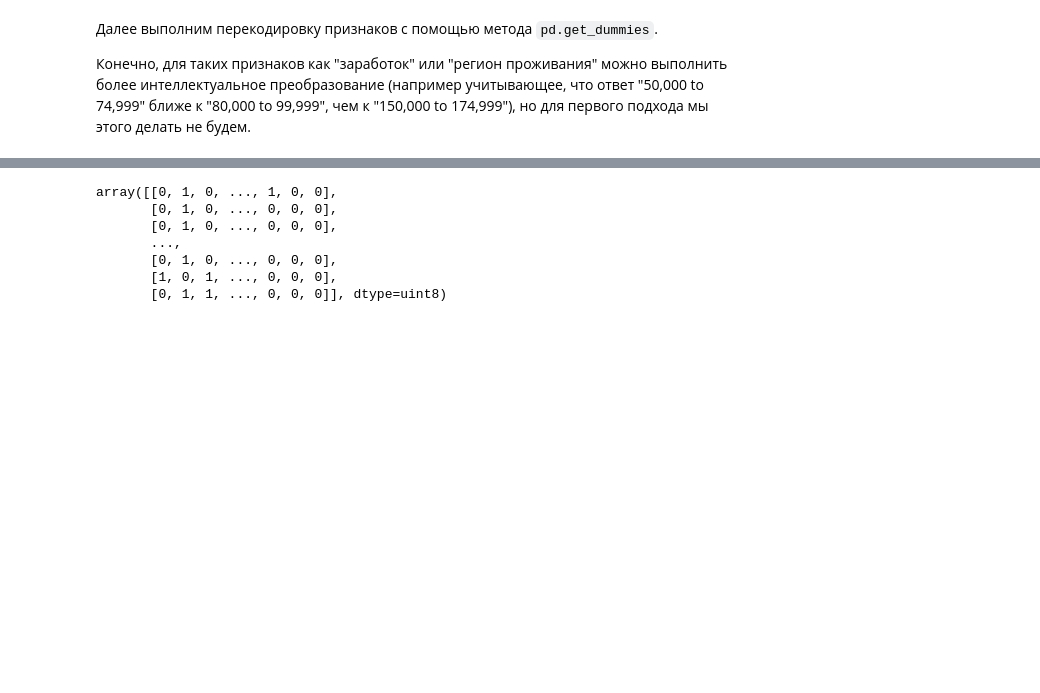
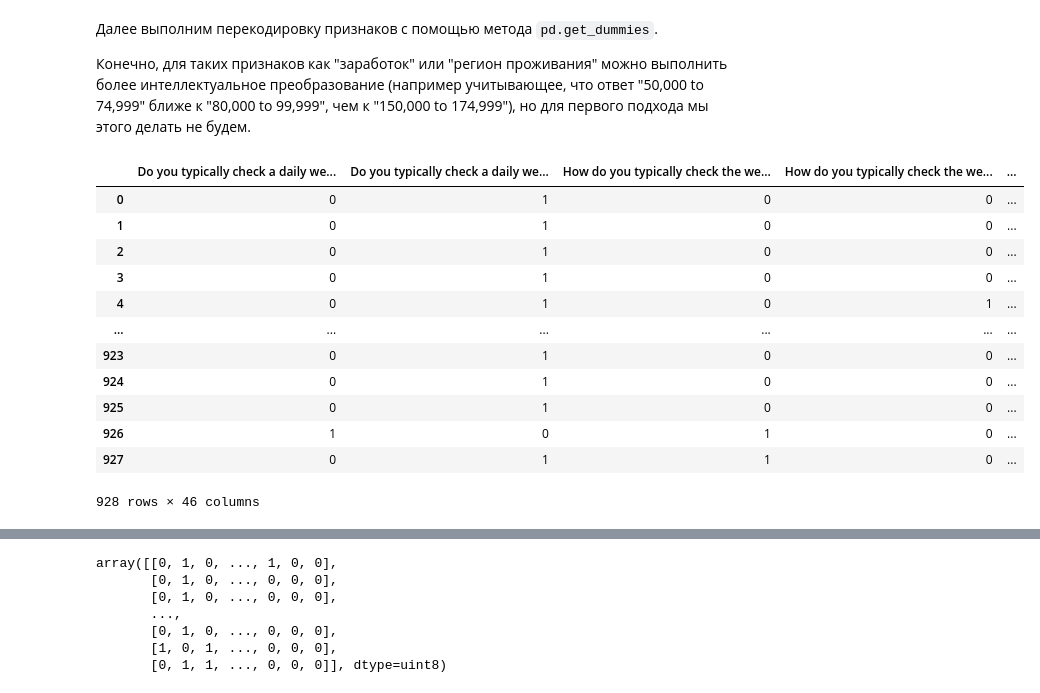
Before and after one commit to NestY73/Algorithms_Data_Analysis, a Jupyter notebook: task_4_1.ipynb, the cells around one changed output, grey strips where cells are left out. Saved outputs shown, nothing was run; the diff lists cells and outputs as text; code cells hidden in the pictures; blank space fills up the shorter version.

```diff
--- a/task_4_1.ipynb
+++ b/task_4_1.ipynb
@@ -52,3 +56,18 @@ df.head()
 Конечно, для таких признаков как "заработок" или "регион проживания" можно выполнить более интеллектуальное преобразование (например учитывающее, что ответ "50,000 to  74,999" ближе к "80,000 to 99,999", чем к "150,000 to 174,999"), но для первого подхода мы этого делать не будем.
 # %%
 df_dummy = pd.get_dummies(df)
+df_dummy
+# %% [output]
+|  | Do you typically check a daily we... | Do you typically check a daily we... | How do you typically check the we... | How do you typically check the we... | ... |
+| 0 | 0 | 1 | 0 | 0 | ... |
+| 1 | 0 | 1 | 0 | 0 | ... |
+| 2 | 0 | 1 | 0 | 0 | ... |
+| 3 | 0 | 1 | 0 | 0 | ... |
+| 4 | 0 | 1 | 0 | 1 | ... |
+| ... | ... | ... | ... | ... | ... |
+| 923 | 0 | 1 | 0 | 0 | ... |
+| 924 | 0 | 1 | 0 | 0 | ... |
+| 925 | 0 | 1 | 0 | 0 | ... |
+| 926 | 1 | 0 | 1 | 0 | ... |
+| 927 | 0 | 1 | 1 | 0 | ... |
+928 rows × 46 columns
```
Also changed, not shown: parts of 7 cells of this notebook.
